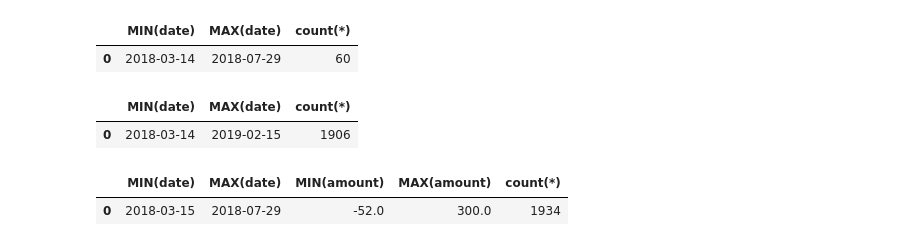
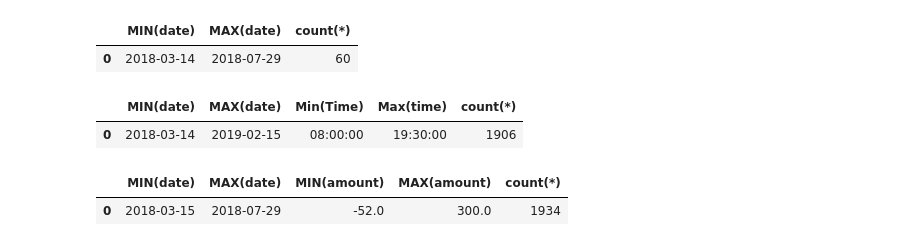
Before and after one commit to ericma007/p1, a Jupyter notebook: notebooks/init-database-exploration.ipynb, the cells around one changed output. Drawn from its saved outputs; the diff is of its cells as text; code cells hidden in the pictures.

```diff
--- a/notebooks/init-database-exploration.ipynb
+++ b/notebooks/init-database-exploration.ipynb
@@ -198,13 +198,13 @@ resquery
 |  | MIN(date) | MAX(date) | count(*) |
 | 0 | 2018-03-14 | 2018-07-29 | 60 |
 # %%
-query = """SELECT MIN(date), MAX(date), count(*)
+query = """SELECT MIN(date), MAX(date), Min(Time),Max(time), count(*)
          FROM futurebooking"""
 resquery = readSQL(query)
 resquery
 # %% [output]
-|  | MIN(date) | MAX(date) | count(*) |
-| 0 | 2018-03-14 | 2019-02-15 | 1906 |
+|  | MIN(date) | MAX(date) | Min(Time) | Max(time) | count(*) |
+| 0 | 2018-03-14 | 2019-02-15 | 08:00:00 | 19:30:00 | 1906 |
 # %%
 query = """SELECT MIN(date), MAX(date),MIN(amount),MAX(amount), count(*)
          FROM receipt """
```
Also changed, not shown: parts of 11 cells of this notebook, 4 other files.
